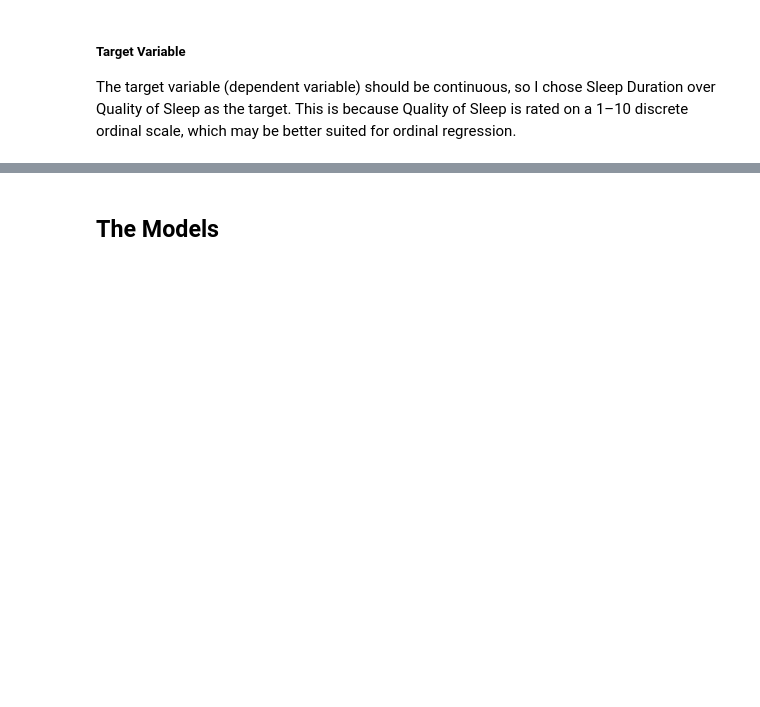
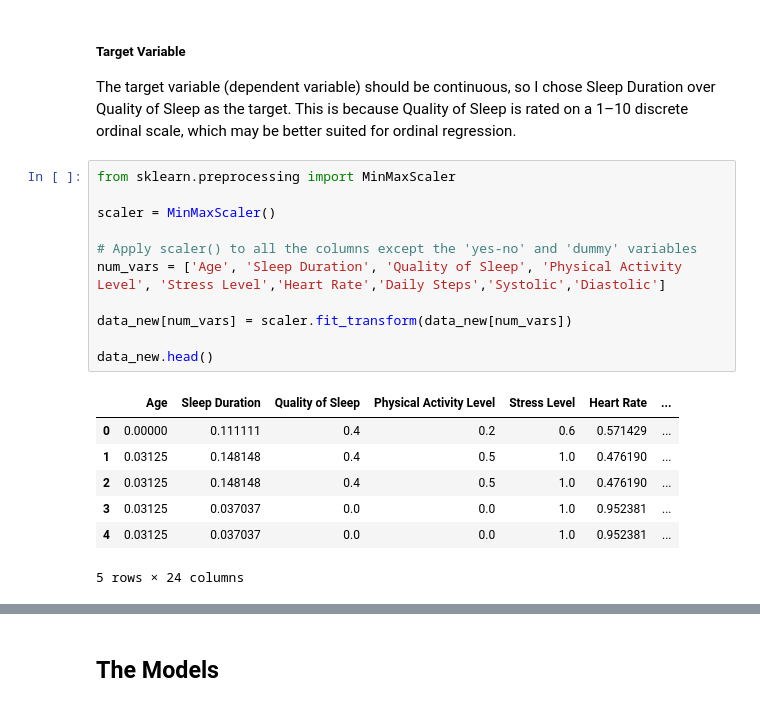
Before and after one commit to AzlinRusnan/Sleep_Quality_Analysis, a Jupyter notebook: Sleep_Duration_vs_Quality.ipynb, the cells around one changed output, grey strips where cells are left out. Cells and saved outputs as stored; diff of their text form; blank space fills up the shorter version.

```diff
--- a/Sleep_Duration_vs_Quality.ipynb
+++ b/Sleep_Duration_vs_Quality.ipynb
@@ -167,3 +167,22 @@ data_new
 ##### **Target Variable**
 
 The target variable (dependent variable) should be continuous, so I chose Sleep Duration over Quality of Sleep as the target. This is because Quality of Sleep is rated on a 1–10 discrete ordinal scale, which may be better suited for ordinal regression.
+# %%
+from sklearn.preprocessing import MinMaxScaler
+
+scaler = MinMaxScaler()
+
+# Apply scaler() to all the columns except the 'yes-no' and 'dummy' variables
+num_vars = ['Age', 'Sleep Duration', 'Quality of Sleep', 'Physical Activity Level', 'Stress Level','Heart Rate','Daily Steps','Systolic','Diastolic']
+
+data_new[num_vars] = scaler.fit_transform(data_new[num_vars])
+
+data_new.head()
+# %% [output]
+|  | Age | Sleep Duration | Quality of Sleep | Physical Activity Level | Stress Level | Heart Rate | ... |
+| 0 | 0.00000 | 0.111111 | 0.4 | 0.2 | 0.6 | 0.571429 | ... |
+| 1 | 0.03125 | 0.148148 | 0.4 | 0.5 | 1.0 | 0.476190 | ... |
+| 2 | 0.03125 | 0.148148 | 0.4 | 0.5 | 1.0 | 0.476190 | ... |
+| 3 | 0.03125 | 0.037037 | 0.0 | 0.0 | 1.0 | 0.952381 | ... |
+| 4 | 0.03125 | 0.037037 | 0.0 | 0.0 | 1.0 | 0.952381 | ... |
+5 rows × 24 columns
```
Also changed, not shown: parts of 16 cells of this notebook.
